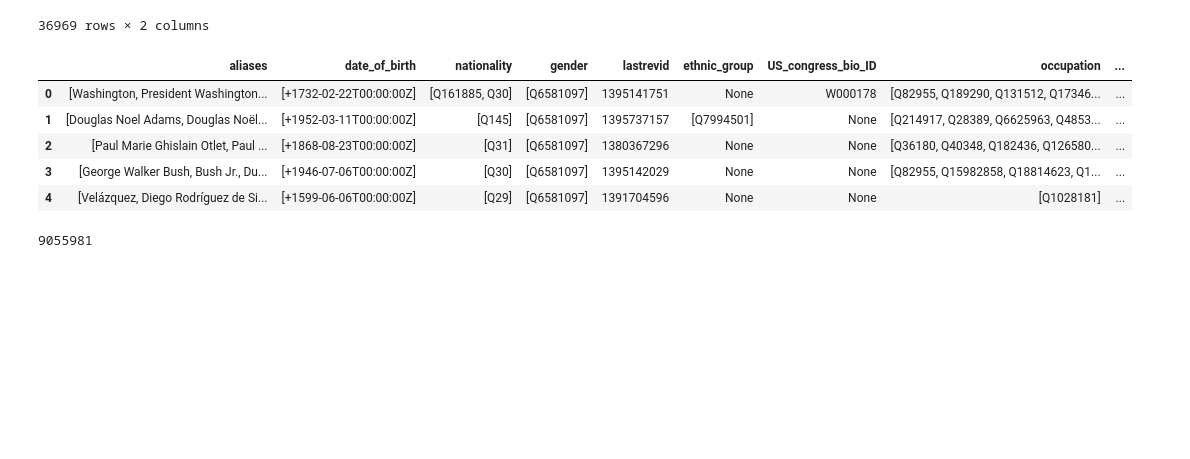
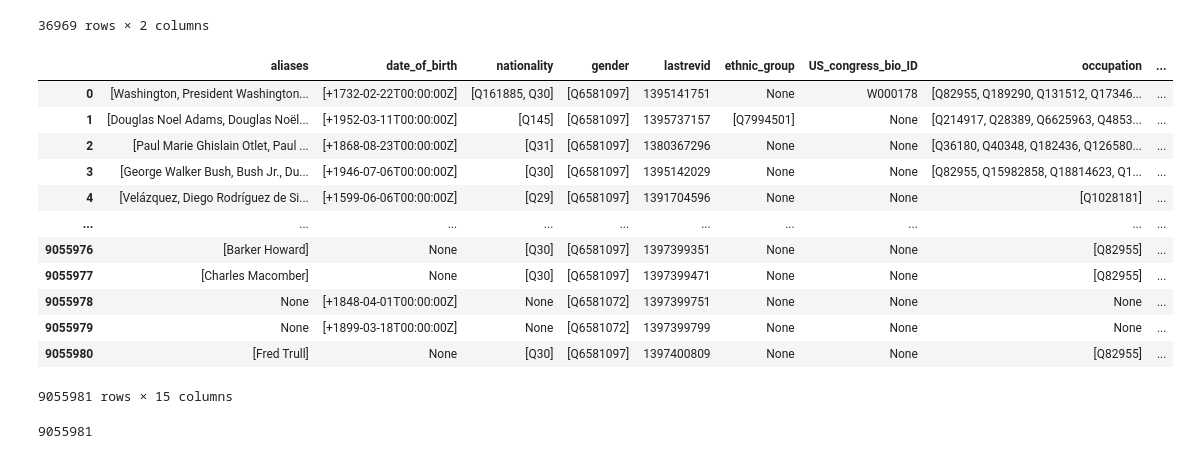
Before and after one commit to epfl-ada/ada-2021-project-ada-venturers, a Jupyter notebook: projet.ipynb, the cells around one changed output. Drawn from its saved outputs; the diff is of its cells as text; code cells hidden in the pictures; blank space fills up the shorter version.

```diff
--- a/projet.ipynb
+++ b/projet.ipynb
@@ -46,14 +40,20 @@ QID
 36969 rows × 2 columns
 # %%
 speaker_df = pd.read_parquet("speaker_attributes.parquet", engine='pyarrow')
-speaker_df.head()
 # %% [output]
 |  | aliases | date_of_birth | nationality | gender | lastrevid | ethnic_group | US_congress_bio_ID | occupation | ... |
 | 0 | [Washington, President Washington... | [+1732-02-22T00:00:00Z] | [Q161885, Q30] | [Q6581097] | 1395141751 | None | W000178 | [Q82955, Q189290, Q131512, Q17346... | ... |
 | 1 | [Douglas Noel Adams, Douglas Noël... | [+1952-03-11T00:00:00Z] | [Q145] | [Q6581097] | 1395737157 | [Q7994501] | None | [Q214917, Q28389, Q6625963, Q4853... | ... |
 | 2 | [Paul Marie Ghislain Otlet, Paul ... | [+1868-08-23T00:00:00Z] | [Q31] | [Q6581097] | 1380367296 | None | None | [Q36180, Q40348, Q182436, Q126580... | ... |
 | 3 | [George Walker Bush, Bush Jr., Du... | [+1946-07-06T00:00:00Z] | [Q30] | [Q6581097] | 1395142029 | None | None | [Q82955, Q15982858, Q18814623, Q1... | ... |
 | 4 | [Velázquez, Diego Rodríguez de Si... | [+1599-06-06T00:00:00Z] | [Q29] | [Q6581097] | 1391704596 | None | None | [Q1028181] | ... |
+| ... | ... | ... | ... | ... | ... | ... | ... | ... | ... |
+| 9055976 | [Barker Howard] | None | [Q30] | [Q6581097] | 1397399351 | None | None | [Q82955] | ... |
+| 9055977 | [Charles Macomber] | None | [Q30] | [Q6581097] | 1397399471 | None | None | [Q82955] | ... |
+| 9055978 | None | [+1848-04-01T00:00:00Z] | None | [Q6581072] | 1397399751 | None | None | None | ... |
+| 9055979 | None | [+1899-03-18T00:00:00Z] | None | [Q6581072] | 1397399799 | None | None | None | ... |
+| 9055980 | [Fred Trull] | None | [Q30] | [Q6581097] | 1397400809 | None | None | [Q82955] | ... |
+9055981 rows × 15 columns
 # %%
 len(speaker_df)
 # %% [output]
```
Also changed, not shown: parts of 48 cells of this notebook.
